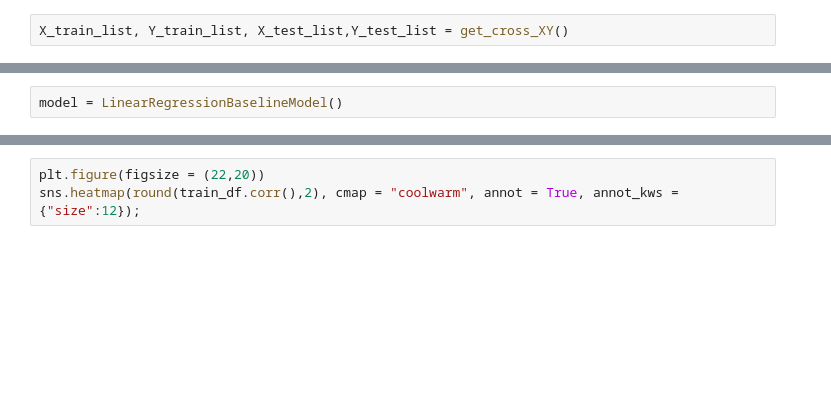
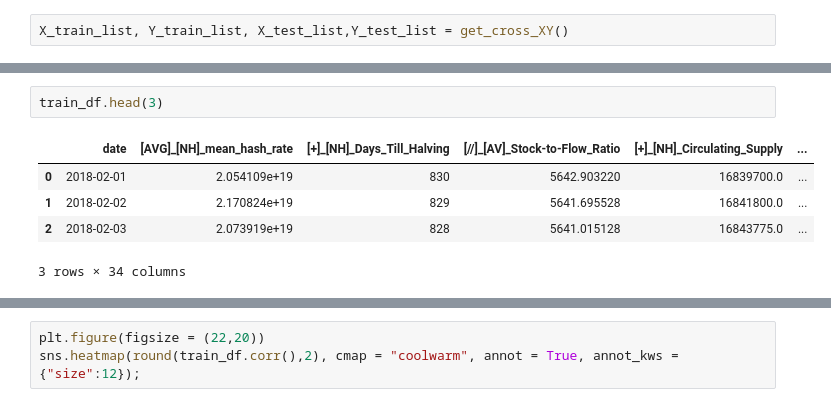
Before and after one commit to AlexandreLaizet/bitcoin_deep_learning, a Jupyter notebook: notebooks/CH - linear model improvement.ipynb, the cells around one changed output, grey strips where cells are left out. Saved outputs shown, nothing was run; the diff lists cells and outputs as text; blank space fills up the shorter version.

```diff
--- a/notebooks/CH - linear model improvement.ipynb
+++ b/notebooks/CH - linear model improvement.ipynb
@@ -26,2 +31,8 @@ np.array(X_train_list).shape
-# %%
-model = LinearRegressionBaselineModel()
+# %%
+train_df.head(3)
+# %% [output]
+|  | date | [AVG]_[NH]_mean_hash_rate | [+]_[NH]_Days_Till_Halving | [//]_[AV]_Stock-to-Flow_Ratio | [+]_[NH]_Circulating_Supply | ... |
+| 0 | 2018-02-01 | 2.054109e+19 | 830 | 5642.903220 | 16839700.0 | ... |
+| 1 | 2018-02-02 | 2.170824e+19 | 829 | 5641.695528 | 16841800.0 | ... |
+| 2 | 2018-02-03 | 2.073919e+19 | 828 | 5641.015128 | 16843775.0 | ... |
+3 rows × 34 columns
```
Also changed, not shown: parts of 37 cells of this notebook, 4 other files.
